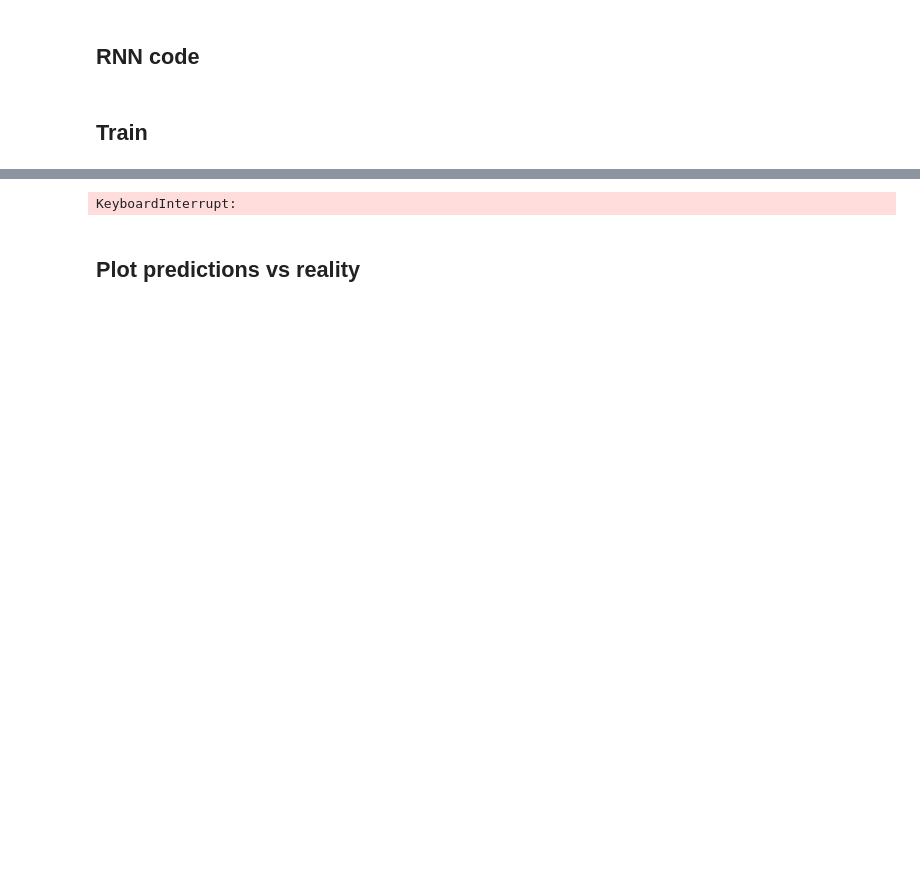
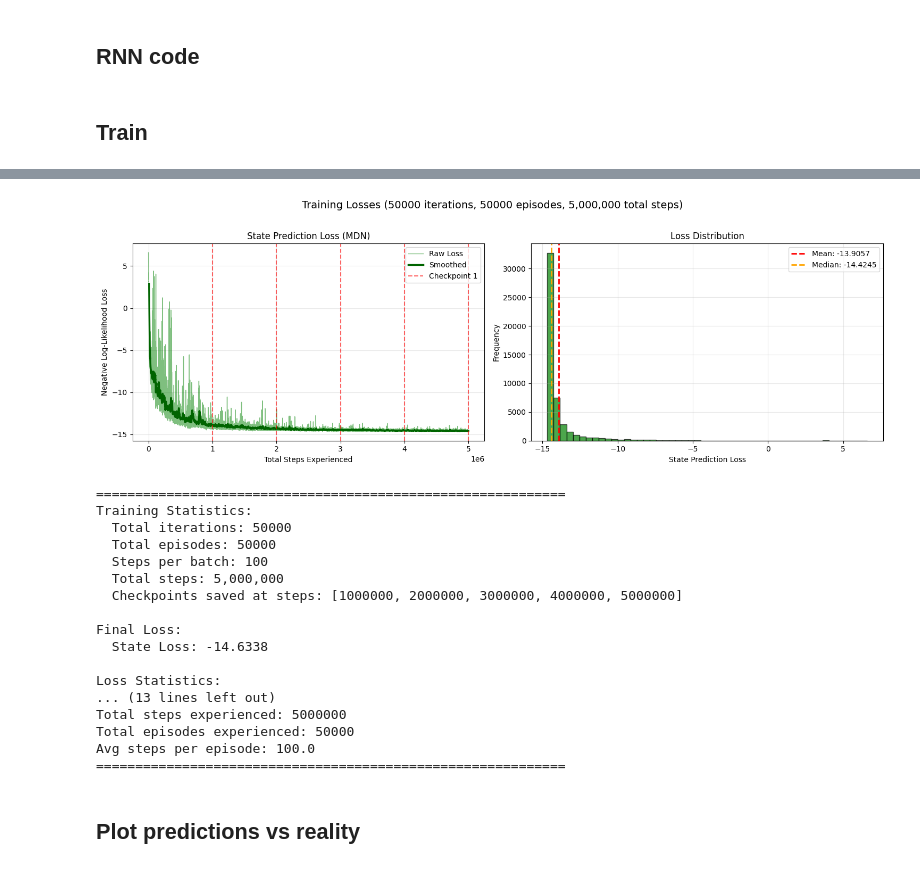
Before and after one commit to jtbuch/mpc_dojo, a Jupyter notebook: cartpole_rnn/notebooks/Cartpole_RNN.ipynb, the cells around one changed output, grey strips where cells are left out. Saved outputs shown, nothing was run; the diff lists cells and outputs as text; code cells hidden in the pictures; blank space fills up the shorter version.

```diff
--- a/cartpole_rnn/notebooks/Cartpole_RNN.ipynb
+++ b/cartpole_rnn/notebooks/Cartpole_RNN.ipynb
@@ -564,12 +641,12 @@ import os
 os.makedirs('trained_models', exist_ok=True)
 
 hidden_dim = 256
-training_episodes = 2000000
+training_episodes = 5000000
 
 env = gym.make('CartPole-v1')
 env.unwrapped.tau = 0.01
 env.reset()
-model = MDRNN(state_dim=4, action_dim=1, hidden_dim=hidden_dim, n_gaussian=5)
+model = MDRNN(state_dim=4, action_dim=2, hidden_dim=hidden_dim, n_gaussian=5)
 
 # Train the model
 train_mdrnn(env, model, total_steps=training_episodes)
@@ -594,4 +671,21 @@ Iteration 11900 | Steps: 1190000 | Episodes: 23723 | Loss: -16.8700
+[figure, added]
-KeyboardInterrupt:
+============================================================
+Training Statistics:
+  Total iterations: 50000
+  Total episodes: 50000
+  Steps per batch: 100
+  Total steps: 5,000,000
+  Checkpoints saved at steps: [1000000, 2000000, 3000000, 4000000, 5000000]
+
+Final Loss:
+  State Loss: -14.6338
+
+Loss Statistics:
+... (13 lines left out)
+Total steps experienced: 5000000
+Total episodes experienced: 50000
+Avg steps per episode: 100.0
+============================================================
 # %% [markdown]
 ## Plot predictions vs reality
 # %%
```
Also changed, not shown: parts of 6 cells of this notebook, 1 other file.
